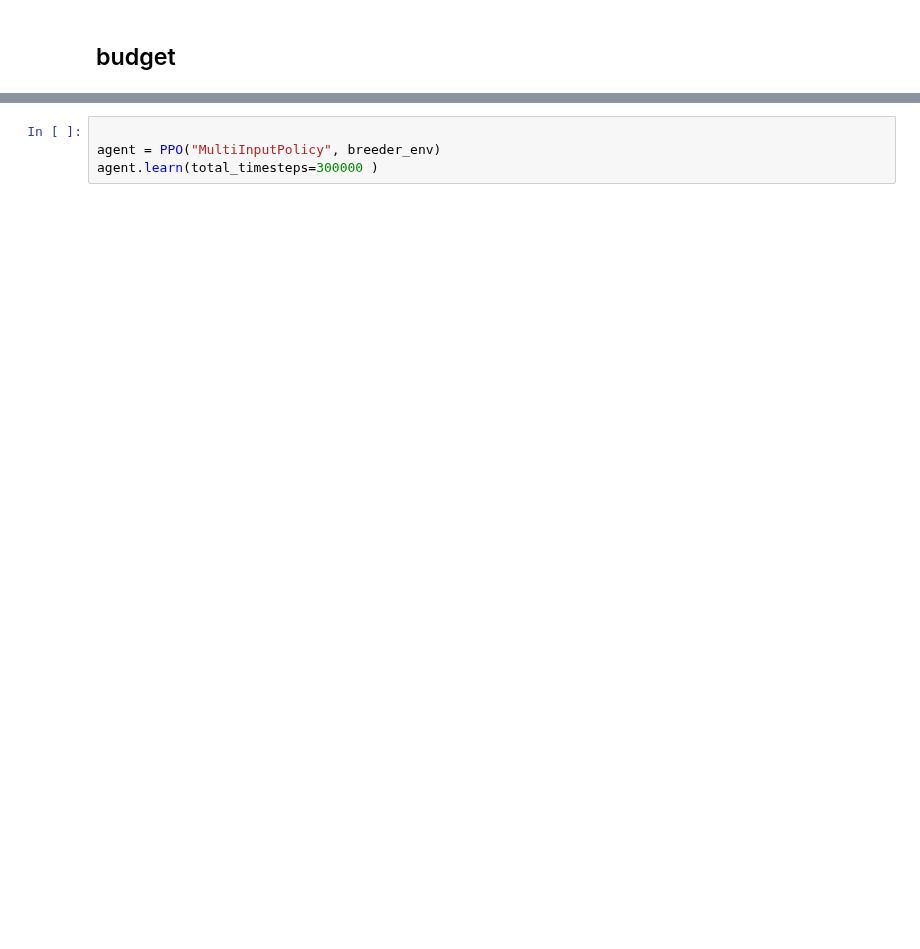
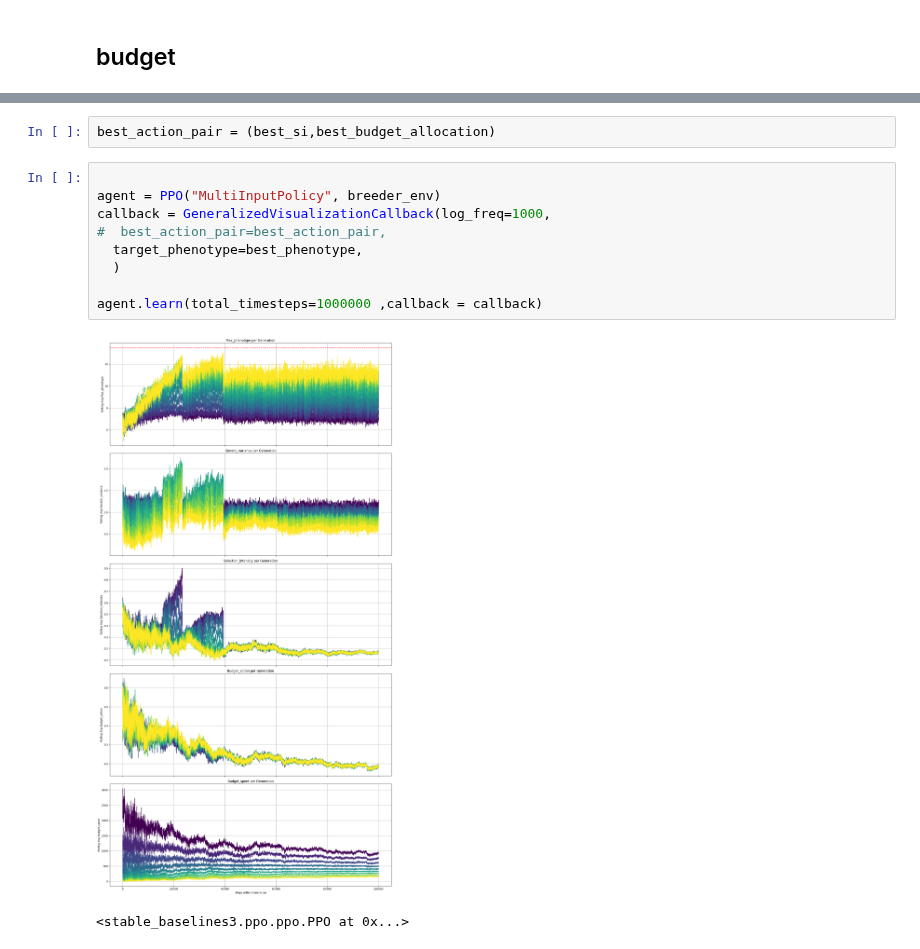
Before and after one commit to cjGO/ChewC, a Jupyter notebook: dev_nbs/redo_blog2.ipynb, the cells around one changed output, grey strips where cells are left out. Saved outputs shown, nothing was run; the diff lists cells and outputs as text; blank space fills up the shorter version.

```diff
--- a/dev_nbs/redo_blog2.ipynb
+++ b/dev_nbs/redo_blog2.ipynb
@@ -1061,4 +1169,14 @@ breeder_env.step([0,0])
+# %%
+best_action_pair = (best_si,best_budget_allocation)
 # %%
 
 agent = PPO("MultiInputPolicy", breeder_env)
-agent.learn(total_timesteps=300000 )
+callback = GeneralizedVisualizationCallback(log_freq=1000,
+#  best_action_pair=best_action_pair,
+  target_phenotype=best_phenotype,
+  )
+
+agent.learn(total_timesteps=1000000 ,callback = callback)
+# %% [output]
+[figure, added]
+<stable_baselines3.ppo.ppo.PPO at 0x...>
```
Also changed, not shown: parts of 13 cells of this notebook.
